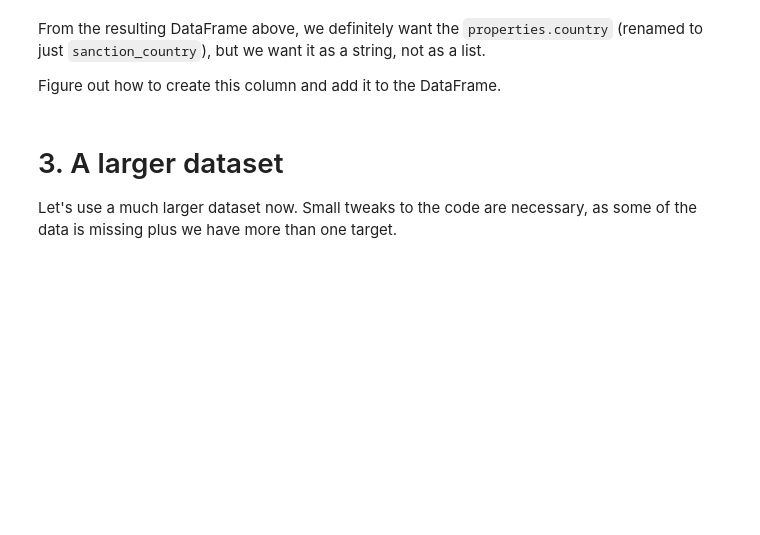
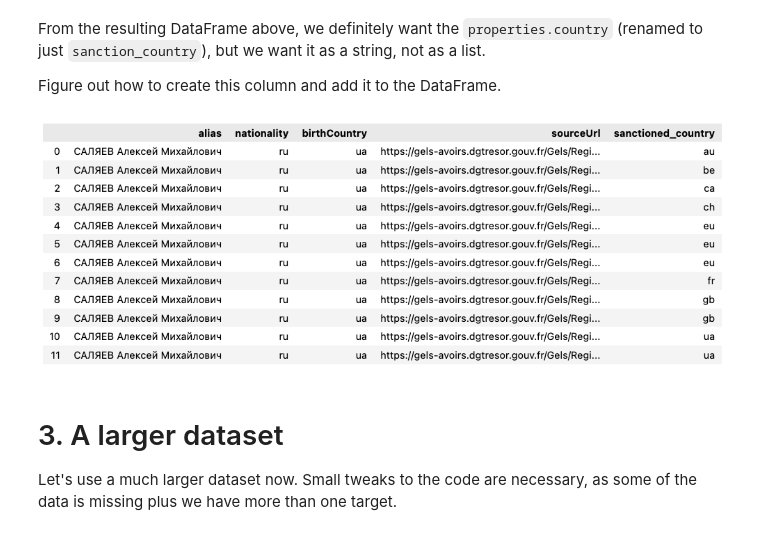
Before and after one commit to arielliu99/ds105a-2024, a Jupyter notebook: notebooks/W07-Lab-Notebook.ipynb, the cells around one changed output. Saved outputs shown, nothing was run; the diff lists cells and outputs as text; code cells hidden in the pictures; blank space fills up the shorter version.

```diff
--- a/notebooks/W07-Lab-Notebook.ipynb
+++ b/notebooks/W07-Lab-Notebook.ipynb
@@ -359,7 +359,9 @@ Figure out how to create this column and add it to the DataFrame.
 # TODO: Write some code until I can add a df_sample['sanction_country'] column to the DataFrame
 # %%
 ## Uncomment the cell below to see what your DataFrame should look like
-# Image("../figures/opensanctions/df_sample_v5.png")
+Image("../figures/opensanctions/df_sample_v5.png")
+# %% [output]
+[figure, added]
 # %% [markdown]
 # 3. A larger dataset
 
```
Also changed, not shown: parts of 1 cell of this notebook.
